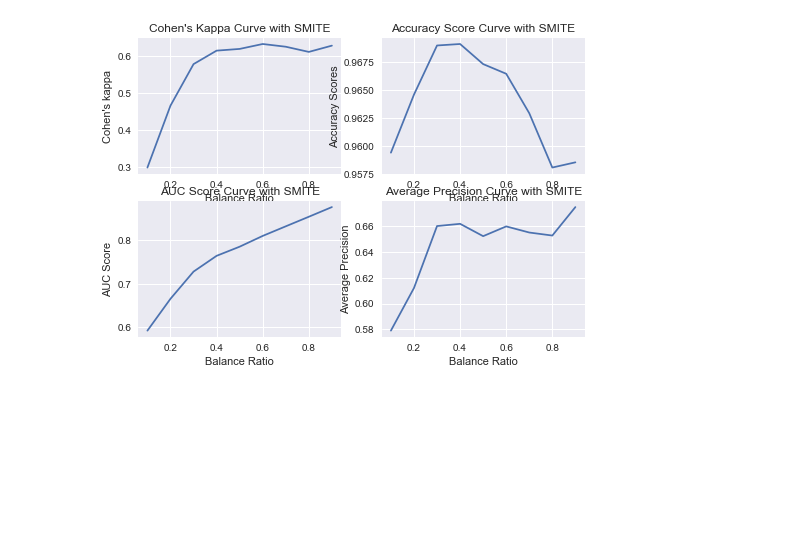
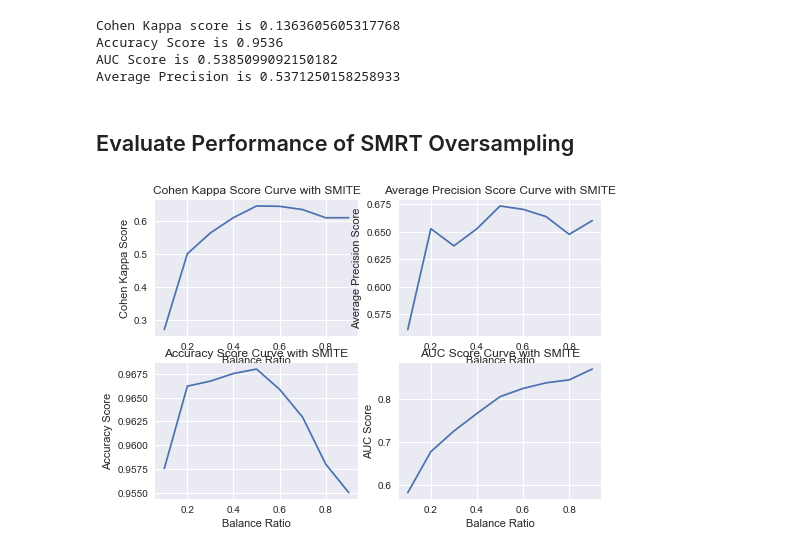
Before and after one commit to tgsmith61591/smrt, a Jupyter notebook: examples/performance_evaluation.ipynb, the cells around one changed output. Saved outputs shown, nothing was run; the diff lists cells and outputs as text; code cells hidden in the pictures; blank space fills up the shorter version.

```diff
--- a/examples/performance_evaluation.ipynb
+++ b/examples/performance_evaluation.ipynb
@@ -70,35 +182,30 @@ for i in range(len(balance)):
-# %%
-plt.figure(1)
-
-plt.subplot(221)
-plt.title("Cohen's Kappa Curve with SMITE")
-plt.xlabel("Balance Ratio")
-plt.ylabel("Cohen's kappa")
-plt.plot(balance_arr, cohen_scores)
-plt.legend(loc="best")
-#f.show()
-
-plt.subplot(222)
-plt.title("Accuracy Score Curve with SMITE")
-plt.xlabel("Balance Ratio")
-plt.ylabel("Accuracy Scores")
-plt.plot(balance_arr, acc_scores)
-plt.legend(loc="best")
-
-plt.subplot(223)
-plt.title("AUC Score Curve with SMITE")
-plt.xlabel("Balance Ratio")
-plt.ylabel("AUC Score")
-plt.plot(balance_arr, auc_scores)
-plt.legend(loc="best")
-
-plt.subplot(224)
-plt.title("Average Precision Curve with SMITE")
-plt.xlabel("Balance Ratio")
-plt.ylabel("Average Precision")
-plt.plot(balance_arr, avg_prec_scores)
-plt.legend(loc="best")
-
-plt.show()
-# %% [output]
-[figure, removed]
+# %%
+cohen_score = metrics.cohen_kappa_score(y_test, preds)
+acc_score = metrics.accuracy_score(y_test, preds)
+auc_score = metrics.roc_auc_score(y_test, preds)
+avg_prec = metrics.average_precision_score(y_test, preds)
+
+print("Cohen Kappa score is {}".format(cohen_score))
+print("Accuracy Score is {}".format(acc_score))
+print("AUC Score is {}".format(auc_score))
+print("Average Precision is {}".format(avg_prec))
+# %% [output]
+Cohen Kappa score is 0.1363605605317768
+Accuracy Score is 0.9536
+AUC Score is 0.5385099092150182
+Average Precision is 0.5371250158258933
+# %% [markdown]
+## Evaluate Performance of SMRT Oversampling
+# %%
+#pass a range of ratios to evaluate
+balance_arr = np.arange(.1,1,.1)
+
+#return the score and time dictionaries for plotting
+bal_model_scores, bal_model_times = eval_sampler(X_train,y_train,balance_arr)
+
+#return the score and time dictionaries for plotting base performance
+base_scores, base_times = eval_unbalanced(X_train, y_train)
+# %%
+plot_performance(bal_model_scores,balance_arr)
+# %% [output]
+[figure, added]
```
Also changed, not shown: parts of 19 cells of this notebook.
